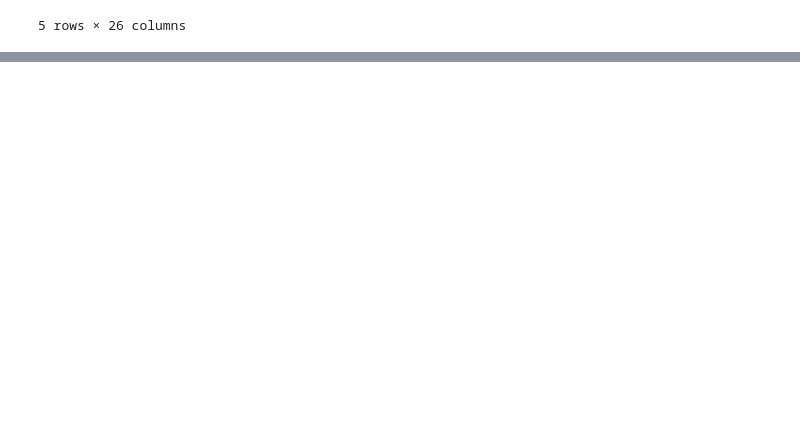
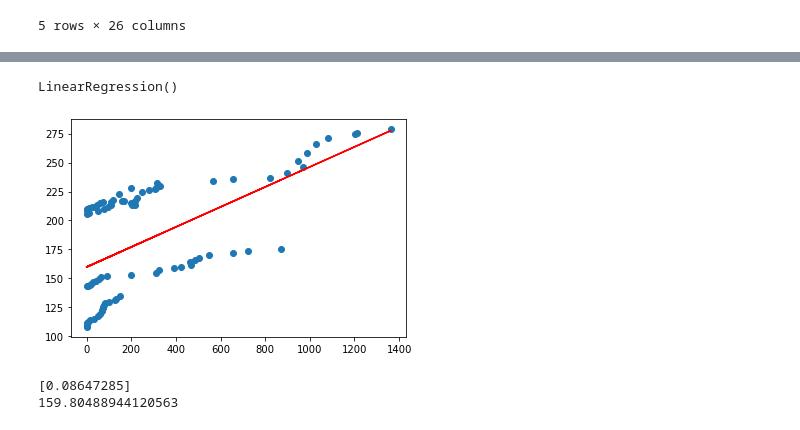
Before and after one commit to Jrheldmann/covidAnalysisHousing, a Jupyter notebook: linear_regression_final_project.ipynb, the cells around one changed output, grey strips where cells are left out. Cells and saved outputs as stored; diff of their text form; code cells hidden in the pictures; blank space fills up the shorter version.

Commit message:
scaled linear regression and included images.

```diff
--- a/linear_regression_final_project.ipynb
+++ b/linear_regression_final_project.ipynb
@@ -53,0 +133,26 @@ y = df["<target_variable>"]
+# %%
+# we assign the target variable, or the Salary column, to y
+y = cases_cost_df.Cost
+# %%
+# create an instance of the linear regression model
+model = LinearRegression()
+# %%
+model.fit(X, y)
+# %% [output]
+LinearRegression()
+# %%
+# the predict() method is used to generate predictions:
+# given any number of a person's years of experience, the model will predict the salary:
+y_pred = model.predict(X)
+# %%
+plt.scatter(X, y)
+plt.plot(X, y_pred, color='red')
+plt.show()
+# %% [output]
+[figure, added]
+# %%
+print(model.coef_)
+print(model.intercept_)
+# %% [output]
+[0.08647285]
+159.80488944120563
```
Also changed, not shown: parts of 25 cells of this notebook, 3 other files.
